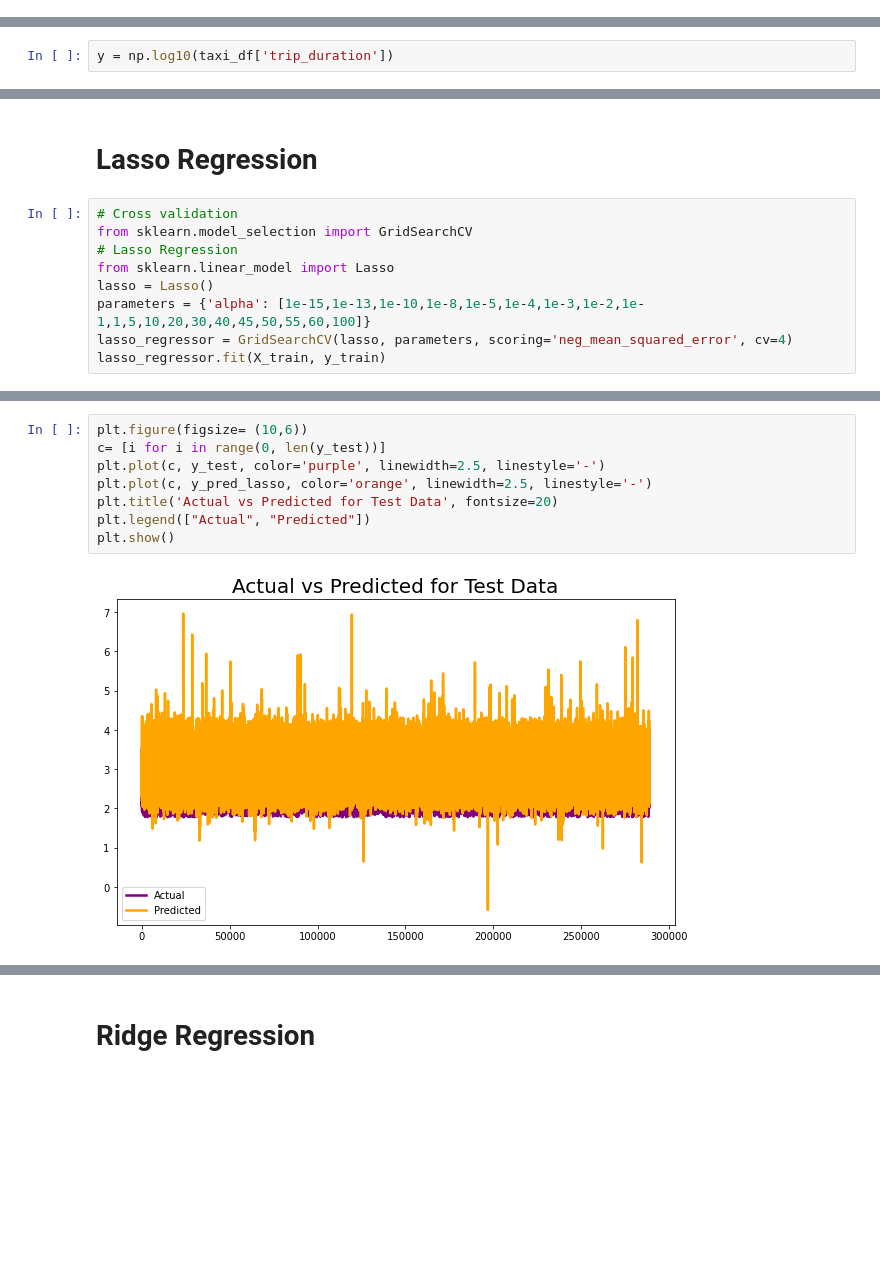
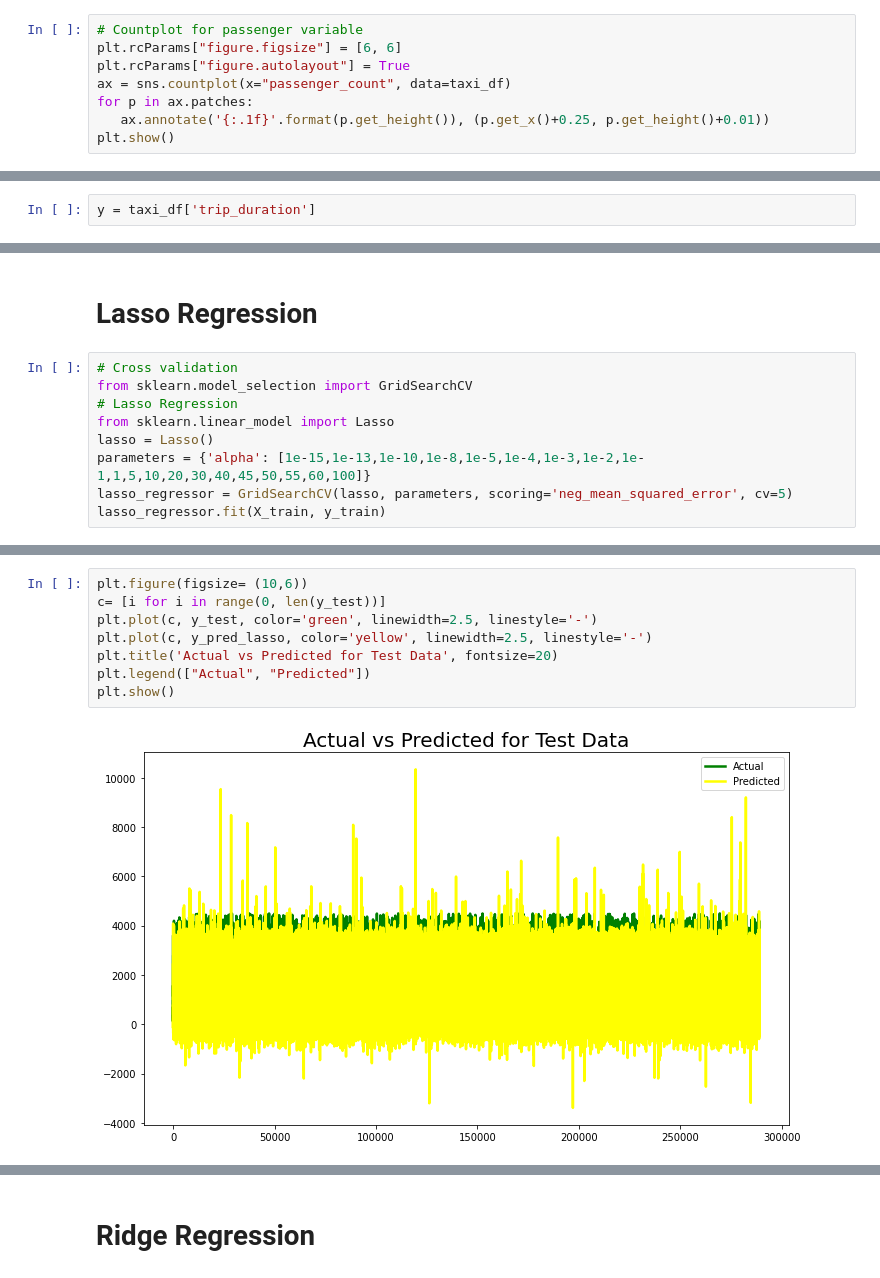
Before and after one commit to Ajay0110/NYC-Taxi-Trip-Time-Prediction, a Jupyter notebook: NYC_Taxi_Trip_Time_Prediction_Capstone_Project.ipynb, the cells around one changed output, grey strips where cells are left out. Saved outputs shown, nothing was run; the diff lists cells and outputs as text; blank space fills up the shorter version.

```diff
--- a/NYC_Taxi_Trip_Time_Prediction_Capstone_Project.ipynb
+++ b/NYC_Taxi_Trip_Time_Prediction_Capstone_Project.ipynb
@@ -387,0 +385,8 @@ sns.countplot(x='passenger_count',data=taxi_df)
+# %%
+# Countplot for passenger variable
+plt.rcParams["figure.figsize"] = [6, 6]
+plt.rcParams["figure.autolayout"] = True
+ax = sns.countplot(x="passenger_count", data=taxi_df)
+for p in ax.patches:
+   ax.annotate('{:.1f}'.format(p.get_height()), (p.get_x()+0.25, p.get_height()+0.01))
+plt.show()
@@ -695,7 +707,7 @@ print(features)
 from scipy.stats import zscore
 X = taxi_df[features].apply(zscore)
 # %%
-y = np.log10(taxi_df['trip_duration'])
+y = taxi_df['trip_duration']
 # %% [markdown]
 # Linear Regression
 # %%
@@ -793,6 +824,6 @@ from sklearn.model_selection import GridSearchCV
 from sklearn.linear_model import Lasso
 lasso = Lasso()
 parameters = {'alpha': [1e-15,1e-13,1e-10,1e-8,1e-5,1e-4,1e-3,1e-2,1e-1,1,5,10,20,30,40,45,50,55,60,100]}
-lasso_regressor = GridSearchCV(lasso, parameters, scoring='neg_mean_squared_error', cv=4)
+lasso_regressor = GridSearchCV(lasso, parameters, scoring='neg_mean_squared_error', cv=5)
 lasso_regressor.fit(X_train, y_train)
 # %% [output]
@@ -813,10 +887,10 @@ y_pred_lasso = lasso_regressor.predict(X_test)
 # %%
 plt.figure(figsize= (10,6))
 c= [i for i in range(0, len(y_test))]
-plt.plot(c, y_test, color='purple', linewidth=2.5, linestyle='-')
-plt.plot(c, y_pred_lasso, color='orange', linewidth=2.5, linestyle='-')
+plt.plot(c, y_test, color='green', linewidth=2.5, linestyle='-')
+plt.plot(c, y_pred_lasso, color='yellow', linewidth=2.5, linestyle='-')
 plt.title('Actual vs Predicted for Test Data', fontsize=20)
 plt.legend(["Actual", "Predicted"])
 plt.show()
 # %% [output]
-[figure, old version]
+[figure, new version]
```
Also changed, not shown: parts of 69 cells of this notebook.
